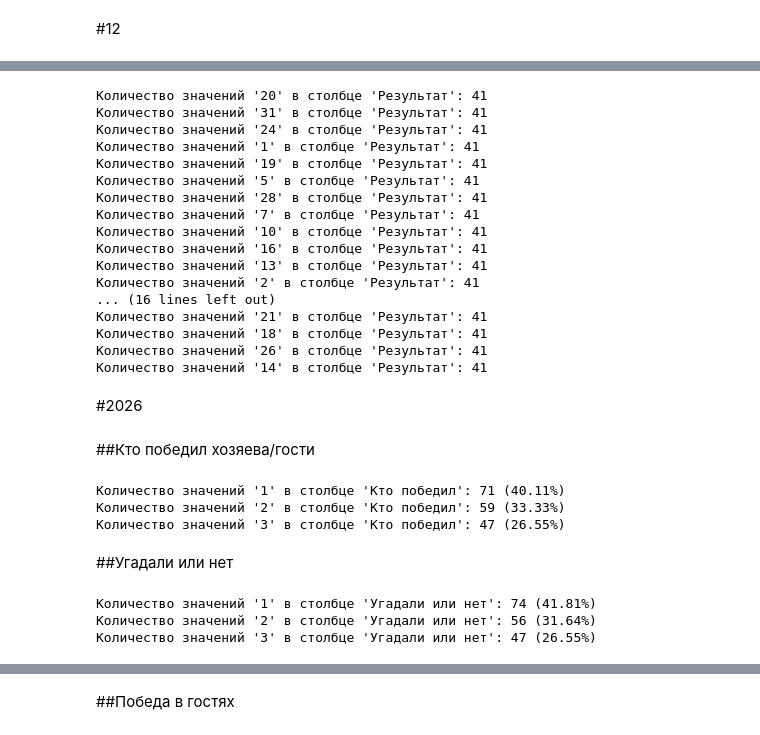
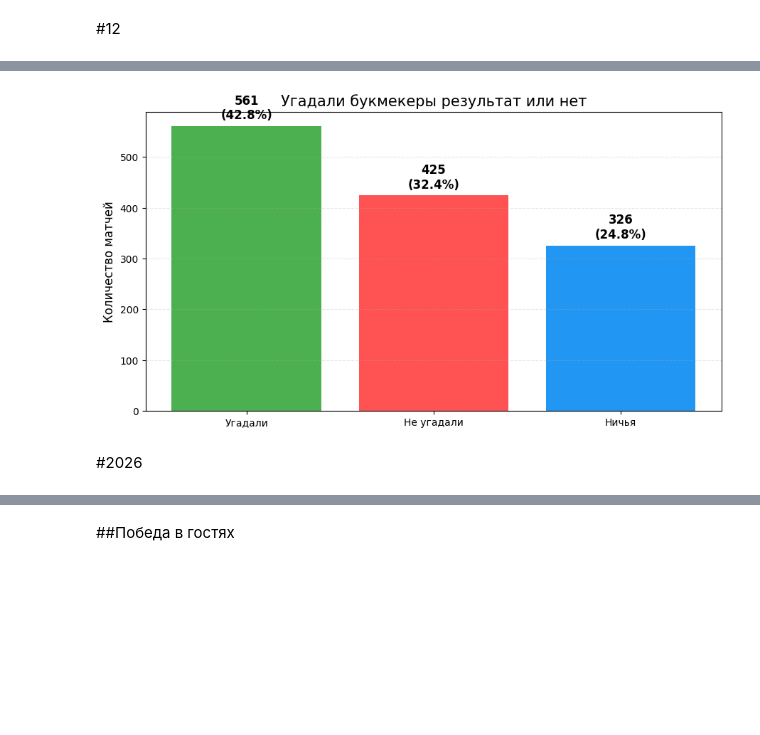
Before and after one commit to balon14/hockey, a Jupyter notebook: nhl_v2.ipynb, the cells around one changed output, grey strips where cells are left out. Saved outputs shown, nothing was run; the diff lists cells and outputs as text; code cells hidden in the pictures; blank space fills up the shorter version.

```diff
--- a/nhl_v2.ipynb
+++ b/nhl_v2.ipynb
@@ -1341,58 +1129,25 @@ for value, count in value_counts.items():
-# %%
-value_counts = df['Гости'].value_counts()
-
-# Вывод результатов
-for value, count in value_counts.items():
-    print(f"Количество значений '{value}' в столбце 'Результат': {count}")
-# %% [output]
-Количество значений '20' в столбце 'Результат': 41
-Количество значений '31' в столбце 'Результат': 41
-Количество значений '24' в столбце 'Результат': 41
-Количество значений '1' в столбце 'Результат': 41
-Количество значений '19' в столбце 'Результат': 41
-Количество значений '5' в столбце 'Результат': 41
-Количество значений '28' в столбце 'Результат': 41
-Количество значений '7' в столбце 'Результат': 41
-Количество значений '10' в столбце 'Результат': 41
-Количество значений '16' в столбце 'Результат': 41
-Количество значений '13' в столбце 'Результат': 41
-Количество значений '2' в столбце 'Результат': 41
-... (16 lines left out)
-Количество значений '21' в столбце 'Результат': 41
-Количество значений '18' в столбце 'Результат': 41
-Количество значений '26' в столбце 'Результат': 41
-Количество значений '14' в столбце 'Результат': 41
+# %%
+counts = df26['Угадали или нет'].value_counts().sort_index()
+
+total = len(df26)
+
+plt.figure(figsize=(9, 5))
+bars = plt.bar(labels, counts, color=['#4CAF50', '#FF5252', '#2196F3'])
+
+plt.title('Угадали букмекеры результат или нет', fontsize=15)
+plt.ylabel('Количество матчей', fontsize=12)
+
+for bar in bars:
+    height = bar.get_height()
+    percentage = (height / total) * 100
+    plt.text(bar.get_x() + bar.get_width()/2., height + 8,
+             f'{int(height)}\n({percentage:.1f}%)',
+             ha='center', va='bottom', fontsize=12, fontweight='bold')
+
+plt.grid(axis='y', linestyle='--', alpha=0.3)
+plt.tight_layout()
+plt.show()
+# %% [output]
+[figure, added]
 # %% [markdown]
 #2026
-# %% [markdown]
-##Кто победил хозяева/гости
-# %%
-value_counts = df26['Кто победил'].value_counts()
-
-# Общее количество значений
-total_count = len(df26)
-
-# Вывод результатов с процентами
-for value, count in value_counts.items():
-    percentage = (count / total_count) * 100
-    print(f"Количество значений '{value}' в столбце 'Кто победил': {count} ({percentage:.2f}%)")
-# %% [output]
-Количество значений '1' в столбце 'Кто победил': 71 (40.11%)
-Количество значений '2' в столбце 'Кто победил': 59 (33.33%)
-Количество значений '3' в столбце 'Кто победил': 47 (26.55%)
-# %% [markdown]
-##Угадали или нет
-# %%
-value_counts = df26['Угадали или нет'].value_counts()
-
-# Общее количество значений
-total_count = len(df26)
-
-# Вывод результатов с процентами
-for value, count in value_counts.items():
-    percentage = (count / total_count) * 100
-    print(f"Количество значений '{value}' в столбце 'Угадали или нет': {count} ({percentage:.2f}%)")
-# %% [output]
-Количество значений '1' в столбце 'Угадали или нет': 74 (41.81%)
-Количество значений '2' в столбце 'Угадали или нет': 56 (31.64%)
-Количество значений '3' в столбце 'Угадали или нет': 47 (26.55%)
```
Also changed, not shown: parts of 66 cells of this notebook.
